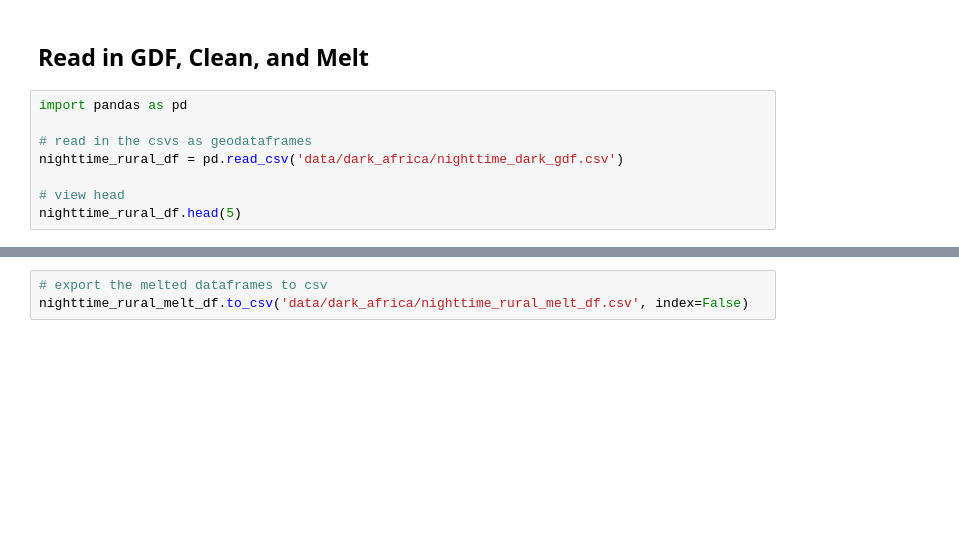
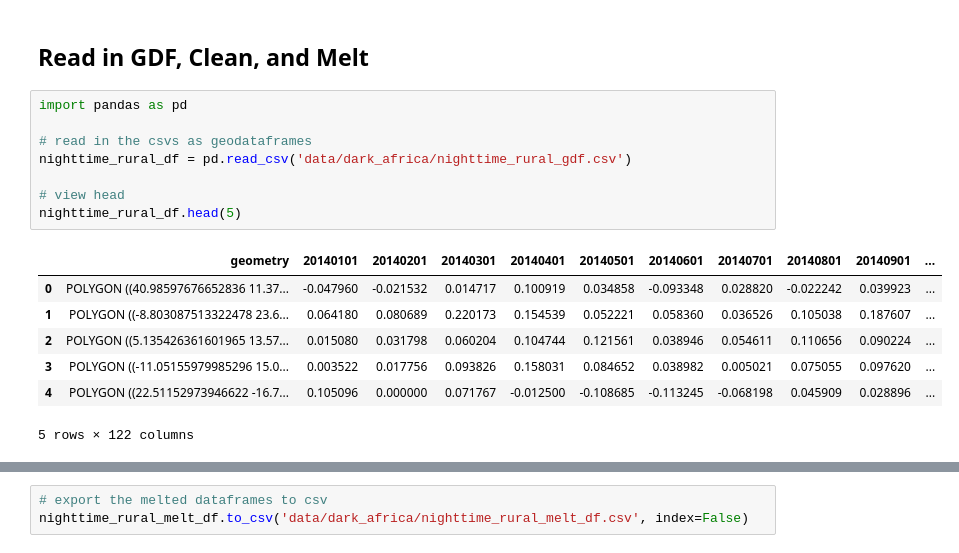
Before and after one commit to geohai/mini-grid-nightlights, a Jupyter notebook: 11_AfricaGetDarkAreasAfrica.ipynb, the cells around one changed output, grey strips where cells are left out. Cells and saved outputs as stored; diff of their text form; blank space fills up the shorter version.

Commit message:
Add in africa dark analysis

```diff
--- a/11_AfricaGetDarkAreasAfrica.ipynb
+++ b/11_AfricaGetDarkAreasAfrica.ipynb
@@ -382,11 +382,19 @@ compare to control sites
 # %%
 import pandas as pd
 
 # read in the csvs as geodataframes
-nighttime_rural_df = pd.read_csv('data/dark_africa/nighttime_dark_gdf.csv')
+nighttime_rural_df = pd.read_csv('data/dark_africa/nighttime_rural_gdf.csv')
 
 # view head
 nighttime_rural_df.head(5)
+# %% [output]
+|  | geometry | 20140101 | 20140201 | 20140301 | 20140401 | 20140501 | 20140601 | 20140701 | 20140801 | 20140901 | ... |
+| 0 | POLYGON ((40.98597676652836 11.37... | -0.047960 | -0.021532 | 0.014717 | 0.100919 | 0.034858 | -0.093348 | 0.028820 | -0.022242 | 0.039923 | ... |
+| 1 | POLYGON ((-8.803087513322478 23.6... | 0.064180 | 0.080689 | 0.220173 | 0.154539 | 0.052221 | 0.058360 | 0.036526 | 0.105038 | 0.187607 | ... |
+| 2 | POLYGON ((5.135426361601965 13.57... | 0.015080 | 0.031798 | 0.060204 | 0.104744 | 0.121561 | 0.038946 | 0.054611 | 0.110656 | 0.090224 | ... |
+| 3 | POLYGON ((-11.05155979985296 15.0... | 0.003522 | 0.017756 | 0.093826 | 0.158031 | 0.084652 | 0.038982 | 0.005021 | 0.075055 | 0.097620 | ... |
+| 4 | POLYGON ((22.51152973946622 -16.7... | 0.105096 | 0.000000 | 0.071767 | -0.012500 | -0.108685 | -0.113245 | -0.068198 | 0.045909 | 0.028896 | ... |
+5 rows × 122 columns
 # %%
 # drop extra columns 'geometry' if they exist
 nighttime_rural_df = nighttime_rural_df.drop(columns=['geometry'])
```
Also changed, not shown: parts of 2 cells of this notebook, 7 other files.
